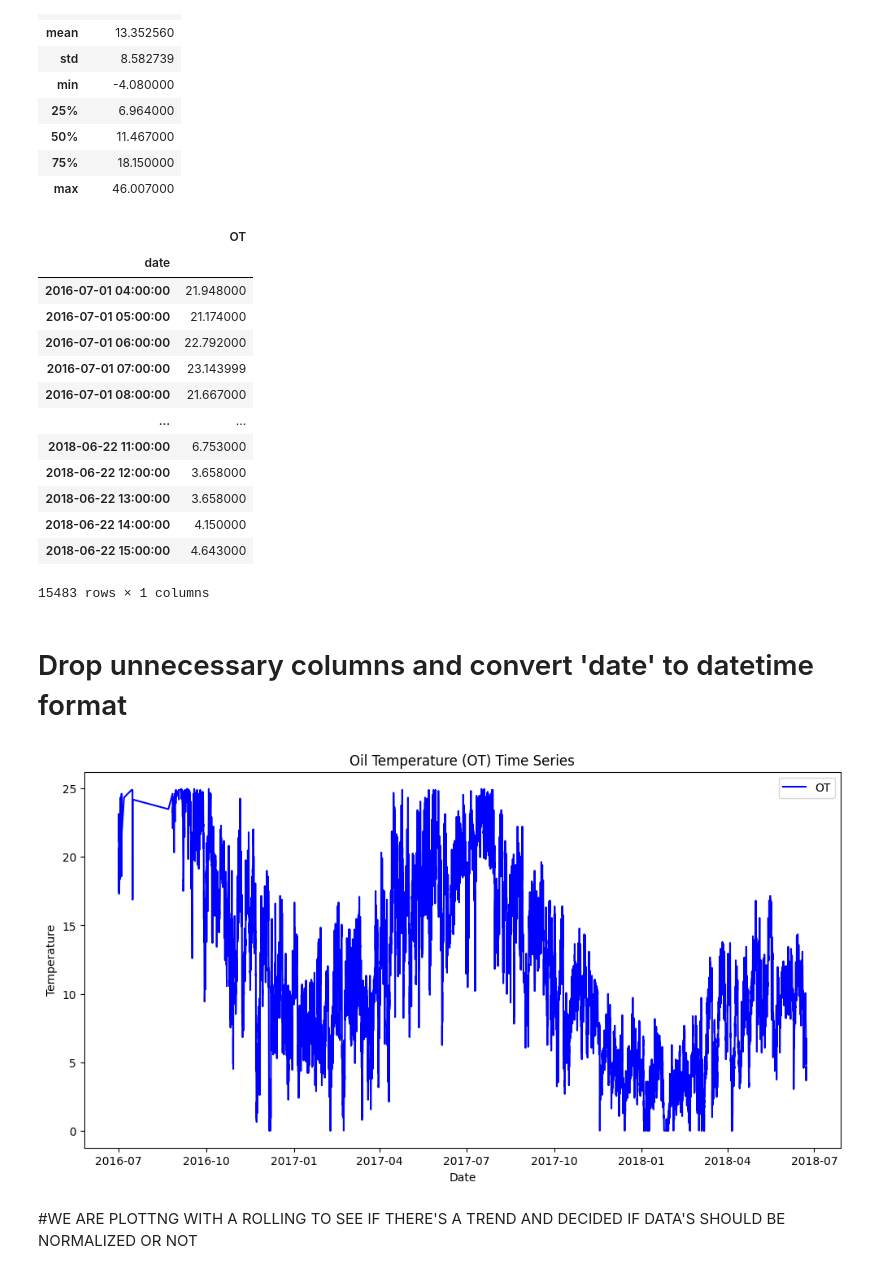
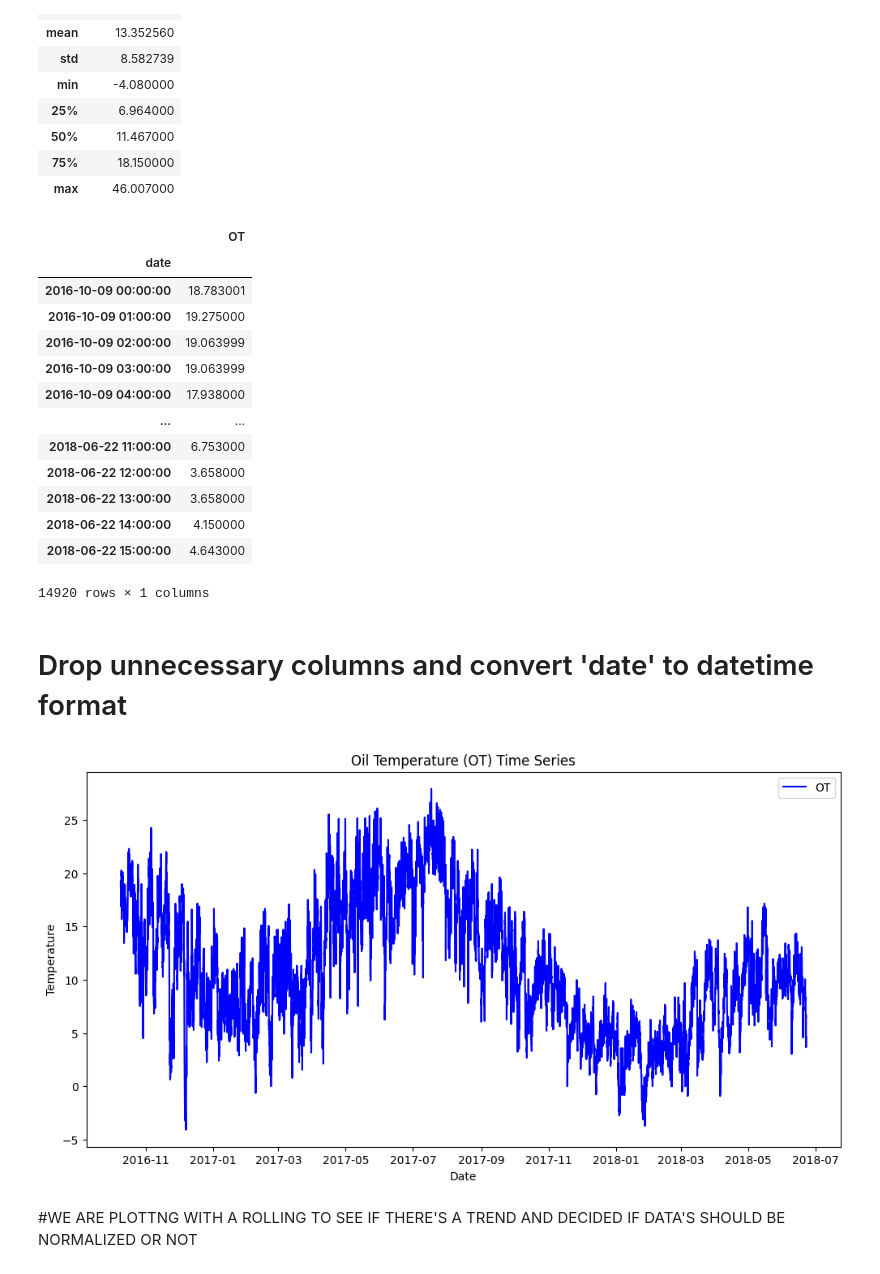
Before and after one commit to azizthiampro/timeSeriesForecasting, a Jupyter notebook: timeSerie.ipynb, the cells around one changed output. Drawn from its saved outputs; the diff is of its cells as text; code cells hidden in the pictures.

```diff
--- a/timeSerie.ipynb
+++ b/timeSerie.ipynb
@@ -46,26 +46,26 @@ data.describe()
 # %%
 
 
 # Filtering the dataframe to remove outliers
 
 # Displaying the first few rows of the new dataframe without outliers
-df = data[(data['OT'] <= 25) & (data['OT'] >= 0)]
+df = data.iloc[2400:]
 df
 # %% [output]
 |  | OT |
 | date |  |
-| 2016-07-01 04:00:00 | 21.948000 |
-| 2016-07-01 05:00:00 | 21.174000 |
-| 2016-07-01 06:00:00 | 22.792000 |
-| 2016-07-01 07:00:00 | 23.143999 |
-| 2016-07-01 08:00:00 | 21.667000 |
+| 2016-10-09 00:00:00 | 18.783001 |
+| 2016-10-09 01:00:00 | 19.275000 |
+| 2016-10-09 02:00:00 | 19.063999 |
+| 2016-10-09 03:00:00 | 19.063999 |
+| 2016-10-09 04:00:00 | 17.938000 |
 | ... | ... |
 | 2018-06-22 11:00:00 | 6.753000 |
 | 2018-06-22 12:00:00 | 3.658000 |
 | 2018-06-22 13:00:00 | 3.658000 |
 | 2018-06-22 14:00:00 | 4.150000 |
 | 2018-06-22 15:00:00 | 4.643000 |
-15483 rows × 1 columns
+14920 rows × 1 columns
 # %% [markdown]
 # Drop unnecessary columns and convert 'date' to datetime format
 # %%
@@ -79,7 +79,7 @@ plt.ylabel('Temperature')
 plt.legend()
 plt.show()
 # %% [output]
-[figure, old version]
+[figure, new version]
 # %% [markdown]
 #WE ARE PLOTTNG WITH A ROLLING TO SEE IF THERE'S A TREND AND DECIDED IF DATA'S SHOULD BE NORMALIZED OR NOT
 # %%
```
Also changed, not shown: parts of 13 cells of this notebook.
